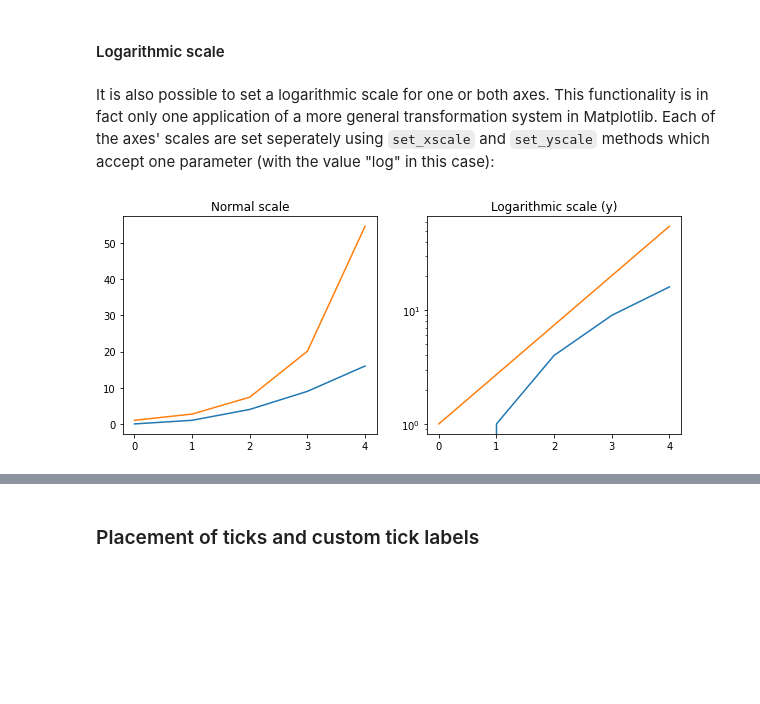
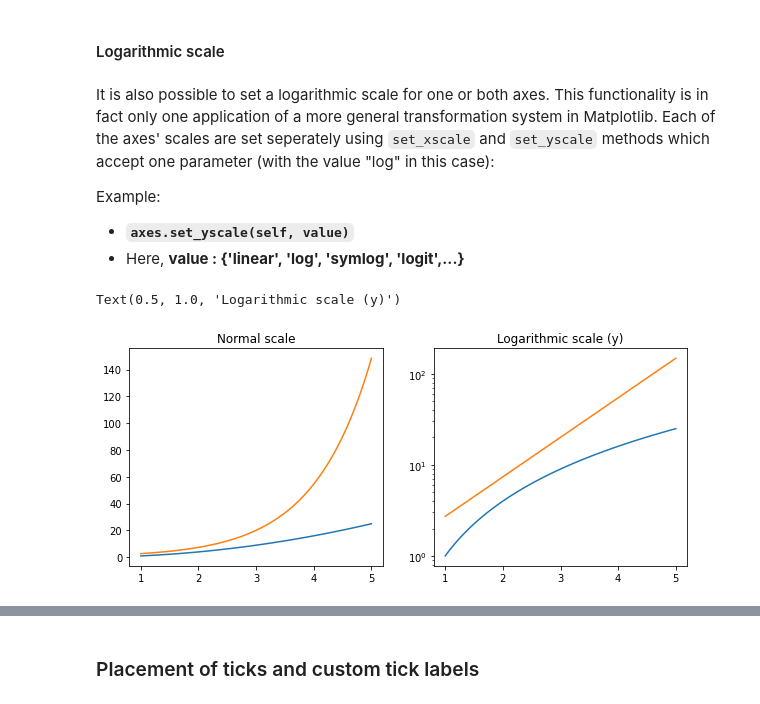
Before and after one commit to ghelanikirtan/Python-for-Machine-Learning, a Jupyter notebook: 4_Matplotlib-Data_Visualization/405_Advanced_Matplotlib_Concepts.ipynb, the cells around one changed output, grey strips where cells are left out. Cells and saved outputs as stored; diff of their text form; code cells hidden in the pictures; blank space fills up the shorter version.

Commit message:
Python for Data Visualization - MatplotLib Updated

```diff
--- a/4_Matplotlib-Data_Visualization/405_Advanced_Matplotlib_Concepts.ipynb
+++ b/4_Matplotlib-Data_Visualization/405_Advanced_Matplotlib_Concepts.ipynb
@@ -4,0 +10,3 @@ In this lecture we  cover some more advanced topics which you won't usually use
+# %%
+x = np.linspace(1,5, 100)
+x
@@ -6,3 +58,7 @@ In this lecture we  cover some more advanced topics which you won't usually use
 #### Logarithmic scale
 # %% [markdown]
 It is also possible to set a logarithmic scale for one or both axes. This functionality is in fact only one application of a more general transformation system in Matplotlib. Each of the axes' scales are set seperately using `set_xscale` and `set_yscale` methods which accept one parameter (with the value "log" in this case):
+
+Example:
+   - **`axes.set_yscale(self, value)`**
+   - Here, **value : {'linear', 'log', 'symlog', 'logit',...}**
@@ -13,13 +65,14 @@ import matplotlib.pyplot as plt
-# %%
-x = np.arange(0,5)
 # %%
-fig, axes = plt.subplots(1, 2, figsize=(10,4))
+fig, axes = plt.subplots(1,2, figsize=(10,4))
 
-axes[0].plot(x, x**2, x, np.exp(x))
+axes[0].plot(x, x**2)
+axes[0].plot(x, np.exp(x))
 axes[0].set_title("Normal scale")
 
+# also for multiplotting
 axes[1].plot(x, x**2, x, np.exp(x))
 axes[1].set_yscale("log")
-axes[1].set_title("Logarithmic scale (y)");
+axes[1].set_title("Logarithmic scale (y)")
 # %% [output]
+Text(0.5, 1.0, 'Logarithmic scale (y)')
-[figure, old version]
+[figure, new version]
```
Also changed, not shown: parts of 27 cells of this notebook.
